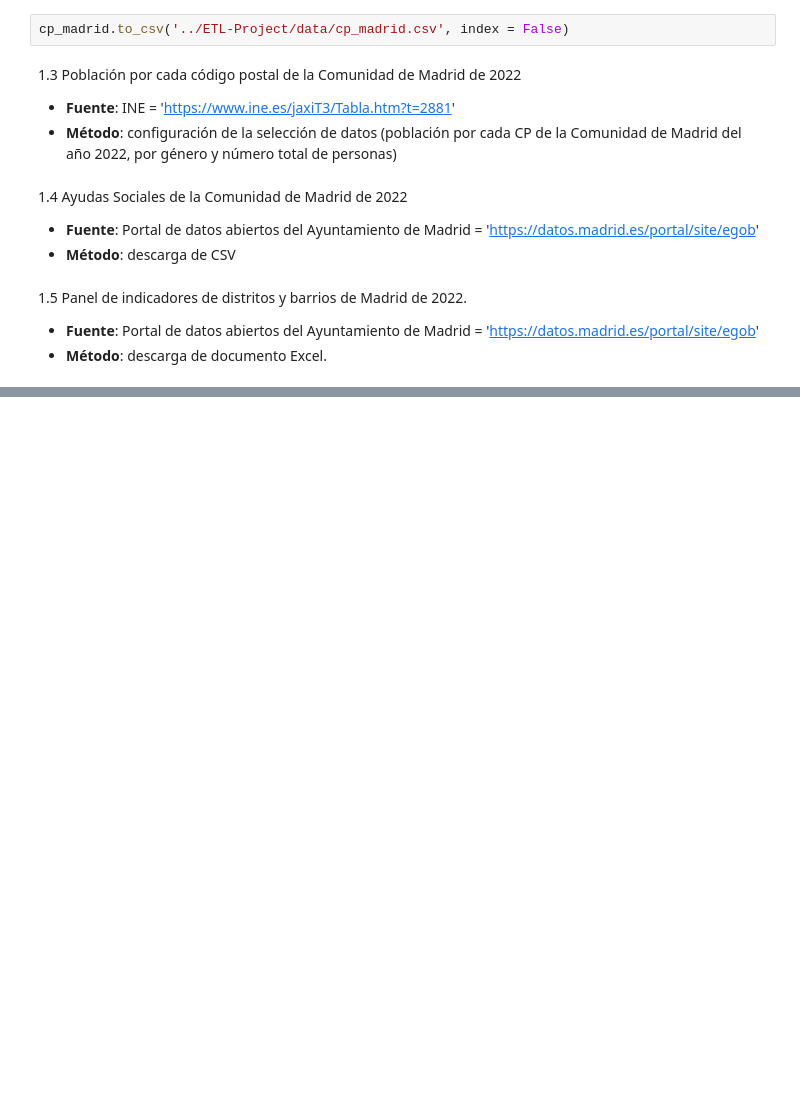
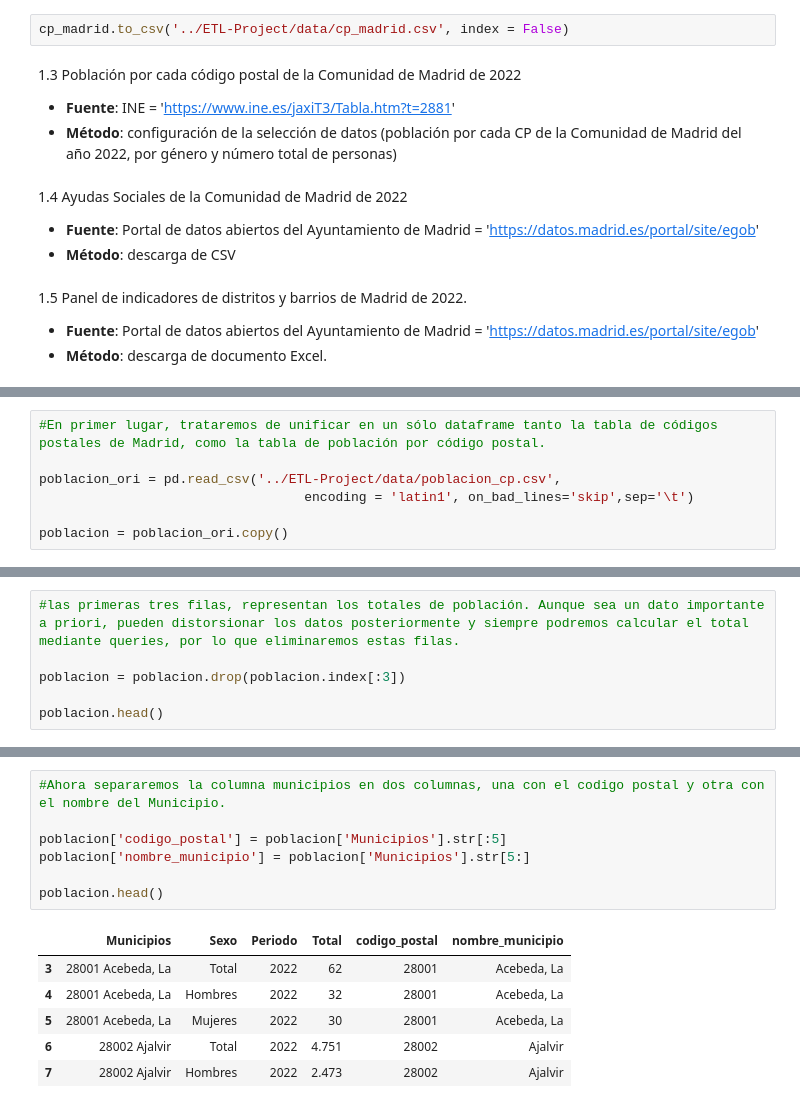
Before and after one commit to BeaZatarain/ETL-Project, a Jupyter notebook: Extracción y Limpieza de Datos.ipynb, the cells around one changed output, grey strips where cells are left out. Saved outputs shown, nothing was run; the diff lists cells and outputs as text; blank space fills up the shorter version.

```diff
--- a/Extracción y Limpieza de Datos.ipynb
+++ b/Extracción y Limpieza de Datos.ipynb
@@ -120,0 +130,7 @@ cp_madrid.to_csv('../ETL-Project/data/cp_madrid.csv', index = False)
+# %%
+#En primer lugar, trataremos de unificar en un sólo dataframe tanto la tabla de códigos postales de Madrid, como la tabla de población por código postal.
+
+poblacion_ori = pd.read_csv('../ETL-Project/data/poblacion_cp.csv',
+                                  encoding = 'latin1', on_bad_lines='skip',sep='\t')
+
+poblacion = poblacion_ori.copy()
@@ -120,0 +150,6 @@ cp_madrid.to_csv('../ETL-Project/data/cp_madrid.csv', index = False)
+# %%
+#las primeras tres filas, representan los totales de población. Aunque sea un dato importante a priori, pueden distorsionar los datos posteriormente y siempre podremos calcular el total mediante queries, por lo que eliminaremos estas filas.
+
+poblacion = poblacion.drop(poblacion.index[:3])
+
+poblacion.head()
@@ -120,0 +163,14 @@ cp_madrid.to_csv('../ETL-Project/data/cp_madrid.csv', index = False)
+# %%
+#Ahora separaremos la columna municipios en dos columnas, una con el codigo postal y otra con el nombre del Municipio.
+
+poblacion['codigo_postal'] = poblacion['Municipios'].str[:5]
+poblacion['nombre_municipio'] = poblacion['Municipios'].str[5:]
+
+poblacion.head()
+# %% [output]
+|  | Municipios | Sexo | Periodo | Total | codigo_postal | nombre_municipio |
+| 3 | 28001 Acebeda, La | Total | 2022 | 62 | 28001 | Acebeda, La |
+| 4 | 28001 Acebeda, La | Hombres | 2022 | 32 | 28001 | Acebeda, La |
+| 5 | 28001 Acebeda, La | Mujeres | 2022 | 30 | 28001 | Acebeda, La |
+| 6 | 28002 Ajalvir | Total | 2022 | 4.751 | 28002 | Ajalvir |
+| 7 | 28002 Ajalvir | Hombres | 2022 | 2.473 | 28002 | Ajalvir |
```
Also changed, not shown: parts of 44 cells of this notebook.
